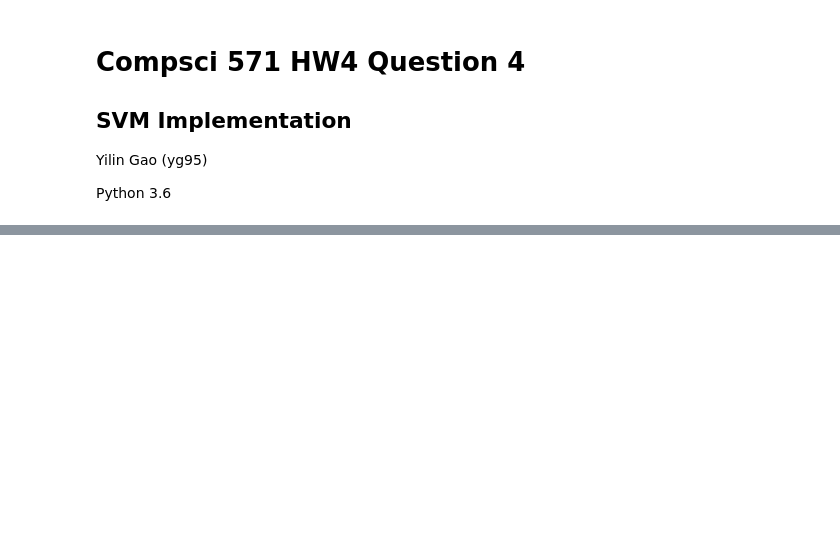
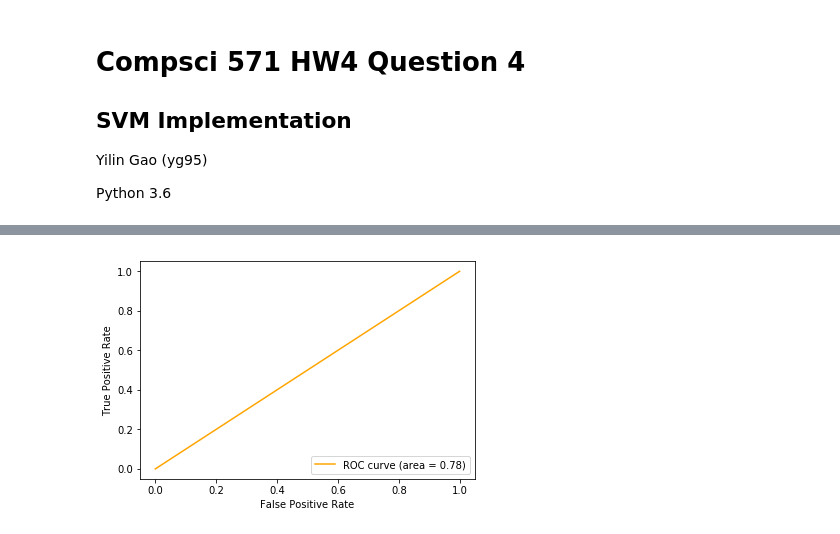
Before and after one commit to YilinGao/ML_assignments, a Jupyter notebook: hw4/hw4_code/q4.ipynb, the cells around one changed output, grey strips where cells are left out. Saved outputs shown, nothing was run; the diff lists cells and outputs as text; code cells hidden in the pictures; blank space fills up the shorter version.

```diff
--- a/hw4/hw4_code/q4.ipynb
+++ b/hw4/hw4_code/q4.ipynb
@@ -66,0 +121,4 @@ HardSvmClassifier.predict = predict
+# %%
+radial25_svm_classifier = SVMClassifier(radial_kernel_25)
+# %%
+radial25_svm_classifier.train(X_train, y_train)
@@ -66,0 +143,14 @@ HardSvmClassifier.predict = predict
+# %%
+y_hat_radial25 = radial25_svm_classifier.predict(X_test)
+# %%
+accu_radial25 = metrics.accuracy_score(y_test, y_hat)
+auc_radial25 = metrics.roc_auc_score(y_test, y_hat)
+fpr_radial25, tpr_radial25, thresholds_radial25 = metrics.roc_curve(y_test, y_hat_radial25, pos_label=1)
+# %%
+plt.plot(fpr_radial25, tpr_radial25, color='orange', label='ROC curve (area = %0.2f)' % accu_radial25)
+plt.xlabel('False Positive Rate')
+plt.ylabel('True Positive Rate')
+plt.legend(loc="lower right")
+plt.show()
+# %% [output]
+[figure, added]
```
Also changed, not shown: parts of 23 cells of this notebook, 1 other file.
